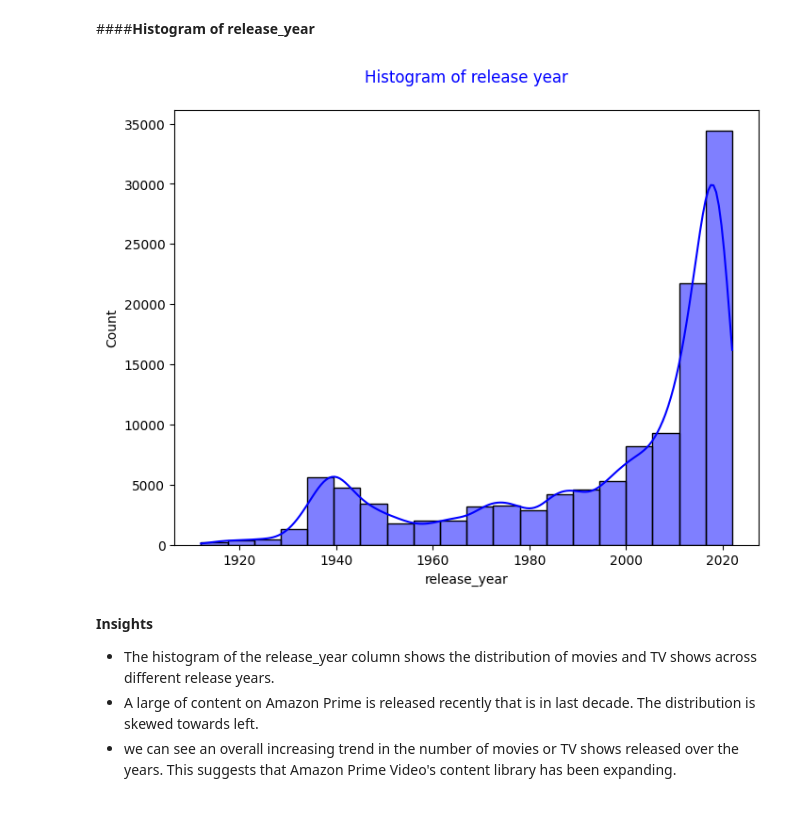
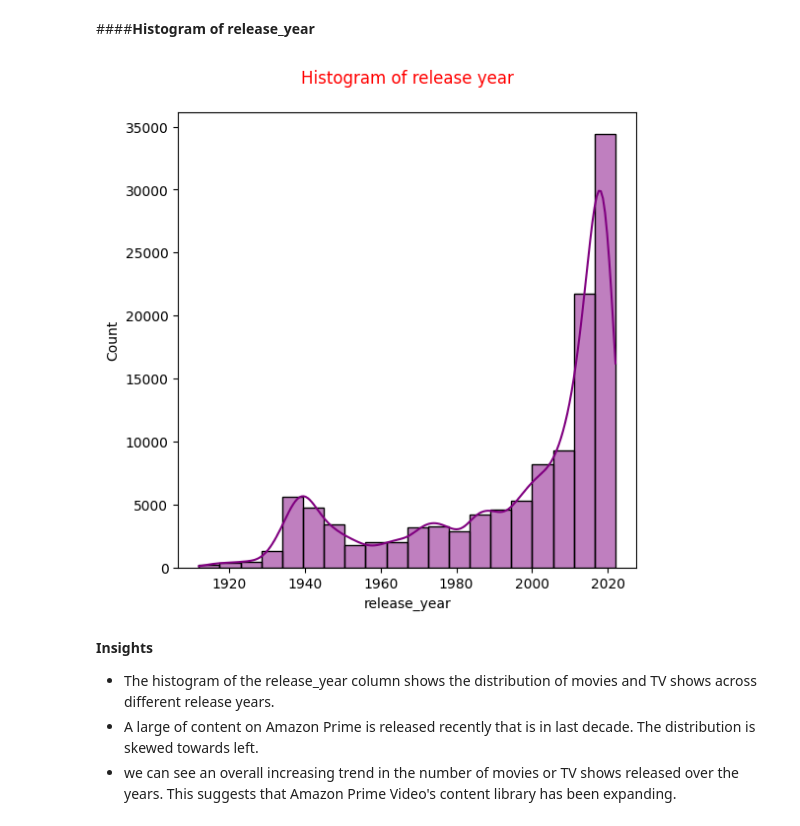
Before and after one commit to Nitika-sys/amazon-EDA, a Jupyter notebook: Amazon_prime_EDA.ipynb, the cells around one changed output. Drawn from its saved outputs; the diff is of its cells as text; code cells hidden in the pictures.

```diff
--- a/Amazon_prime_EDA.ipynb
+++ b/Amazon_prime_EDA.ipynb
@@ -50,10 +50,10 @@ import warnings
 warnings.filterwarnings('ignore')
 # %%
 #fetch dataset 1
-data1 = pd.read_csv('/content/titles.csv.zip')
+data1 = pd.read_csv('titles.csv')
 # %%
 #fetch dataset 2
-data2 = pd.read_csv('/content/credits.csv.zip')
+data2 = pd.read_csv('credits.csv')
 # %%
 data1.columns
 # %% [output]
@@ -483,12 +483,12 @@ Histograms represents the distribution of numerical variable. They provide a vis
 ####**Histogram of release_year**
 # %%
 #Histogram of release_year
-plt.figure(figsize = (8,6))
-sns.histplot(data = data, x = 'release_year', bins = 20, color = 'blue', kde = True)
-plt.title('Histogram of release year\n', color = 'blue')
+plt.figure(figsize = (6,6))
+sns.histplot(data = data, x = 'release_year', bins = 20, color = 'purple', kde = True)
+plt.title('Histogram of release year\n', color = 'red')
 plt.show()
 # %% [output]
-[figure, old version]
+[figure, new version]
 # %% [markdown]
 **Insights**
 - The histogram of the release_year column shows the distribution of movies and TV shows across different release years.
```
Also changed, not shown: parts of 17 cells of this notebook.
